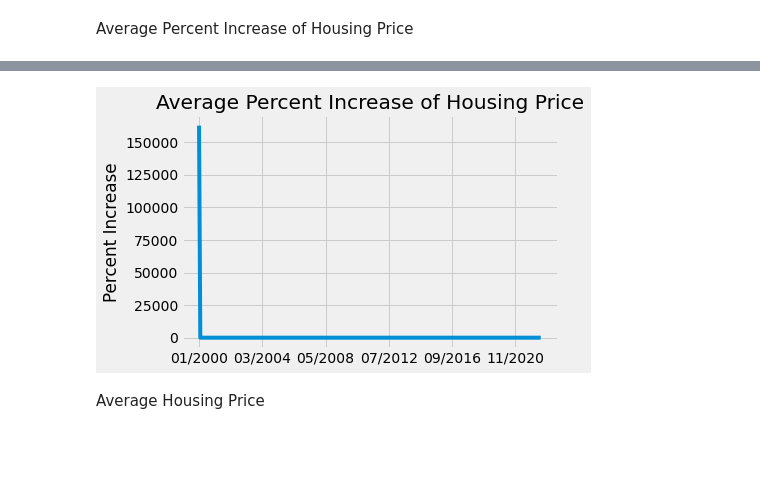
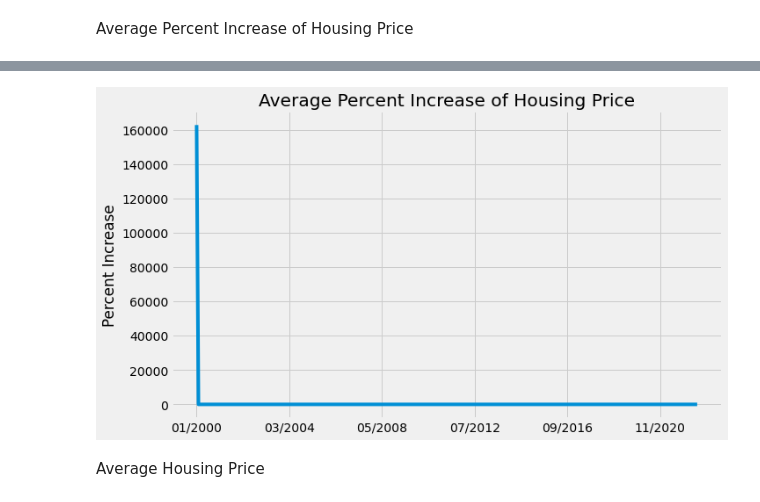
Before and after one commit to SringayKeno/forecasting-home-prices-sacramento-county, a Jupyter notebook: data_explore/data_explore_sacr.ipynb, the cells around one changed output, grey strips where cells are left out. Cells and saved outputs as stored; diff of their text form; code cells hidden in the pictures; blank space fills up the shorter version.

```diff
--- a/data_explore/data_explore_sacr.ipynb
+++ b/data_explore/data_explore_sacr.ipynb
@@ -18,6 +18,6 @@ import pickle
 # %% [markdown]
  let's load some data! 🥒
 # %%
-with open('pickles/timeseries_sac_p.pkl', 'rb') as fp:
-    sac_p = pickle.load(fp)
+with open('pickle/timeseries_sac_percent.pkl', 'rb') as fp:
+    sac_percent = pickle.load(fp)
 # %%
@@ -49,11 +64,11 @@ sac = price of homes
 # %%
-mean = np.mean(sac_p, axis = 1)
-ax = mean.plot(figsize = (6, 4))
+mean = np.mean(sac_percent, axis = 1)
+ax = mean.plot(figsize = (10, 6))
 plt.ylabel('Percent Increase')
 plt.title('Average Percent Increase of Housing Price')
 plt.show()
 # %% [output]
-[figure, old version]
+[figure, new version]
 # %% [markdown]
 Average Housing Price
 # %%
```
Also changed, not shown: parts of 13 cells of this notebook, 11 other files.
